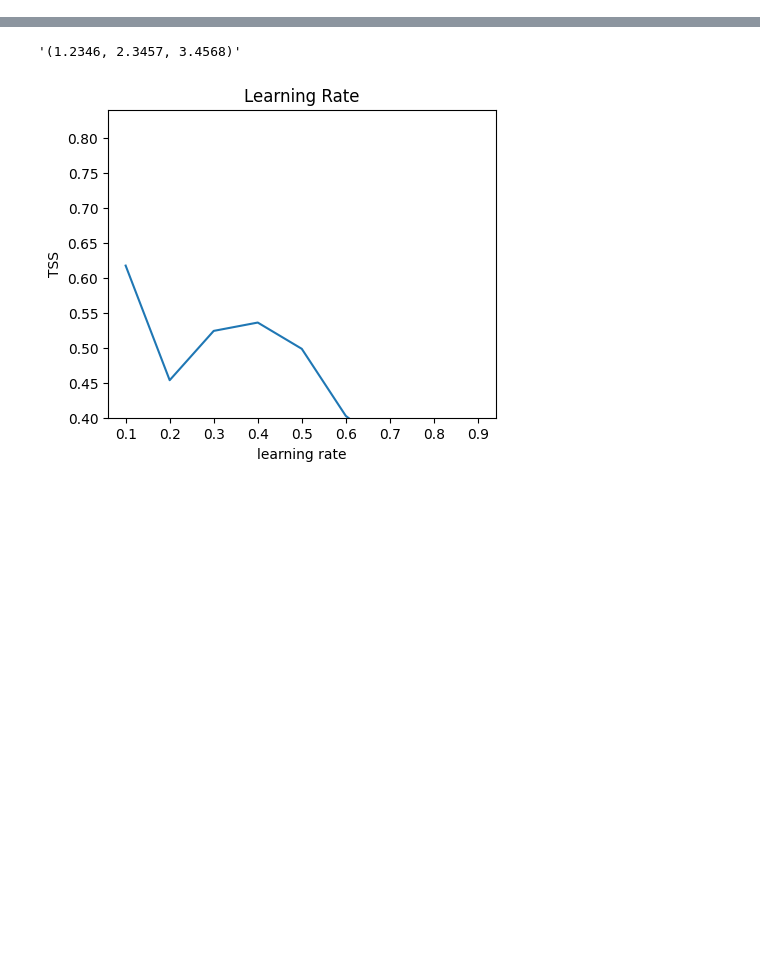
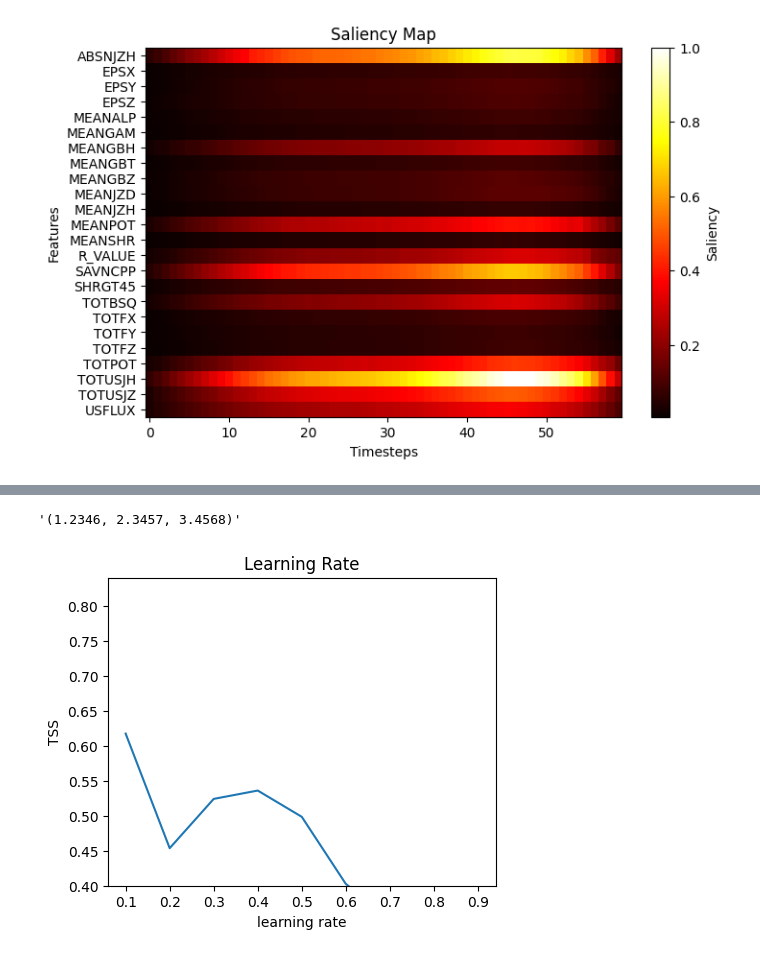
Before and after one commit to foumani/solar_flare_cnn, a Jupyter notebook: tuning_plotting.ipynb, the cells around one changed output, grey strips where cells are left out. Drawn from its saved outputs; the diff is of its cells as text; code cells hidden in the pictures; blank space fills up the shorter version.

```diff
--- a/tuning_plotting.ipynb
+++ b/tuning_plotting.ipynb
@@ -4,0 +57,13 @@ import numpy as np
+# %%
+plt.figure(figsize=(8, 5))
+im = plt.imshow(saliency_sorted, aspect='auto', cmap='hot')
+plt.colorbar(im, label='Saliency')
+plt.xlabel('Timesteps')
+plt.ylabel('Features')
+plt.title('Saliency Map')
+plt.yticks(np.arange(len(words_sorted)), words_sorted)
+# saliency = np.sum(saliency, axis=1)
+plt.savefig(os.path.join(args.log_dir, "saliency_map.eps"), dpi=50, bbox_inches='tight')
+plt.show()
+# %% [output]
+[figure, added]
```
Also changed, not shown: parts of 11 cells of this notebook, 14 other files.
